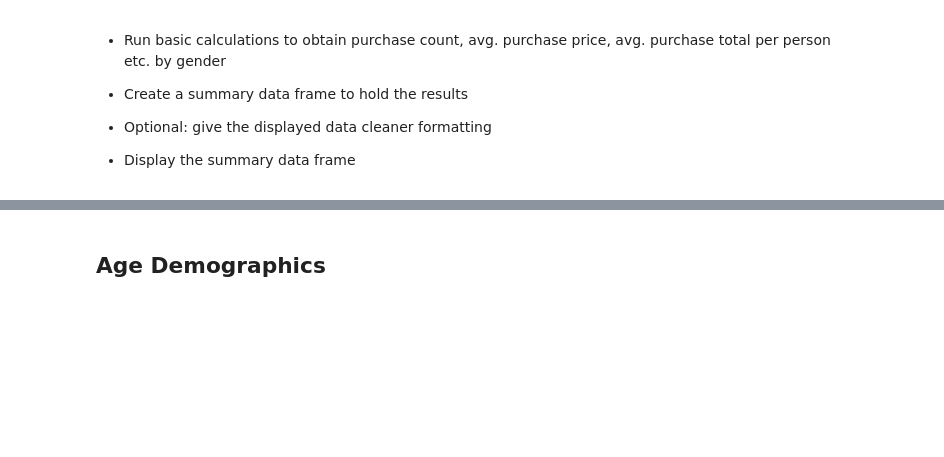
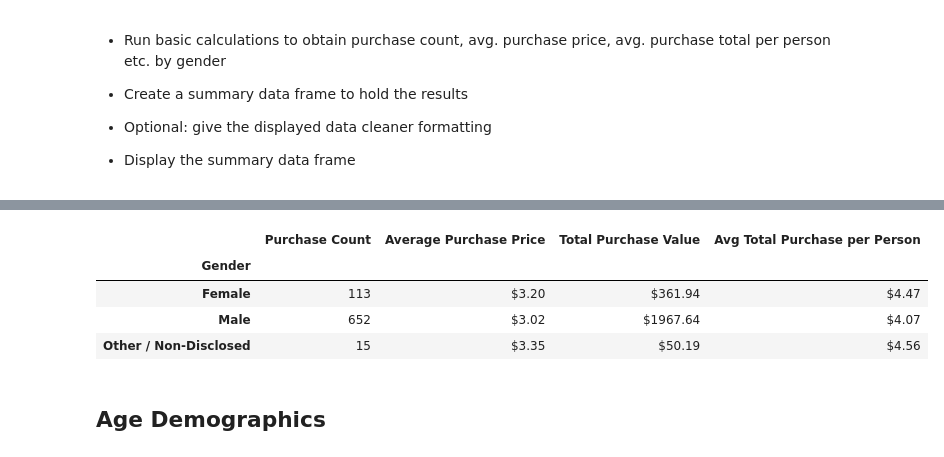
Before and after one commit to CicilyGeorge/pandas-challenge, a Jupyter notebook: HeroesOfPymoli.ipynb, the cells around one changed output, grey strips where cells are left out. Saved outputs shown, nothing was run; the diff lists cells and outputs as text; code cells hidden in the pictures; blank space fills up the shorter version.

```diff
--- a/HeroesOfPymoli.ipynb
+++ b/HeroesOfPymoli.ipynb
@@ -82,8 +83,7 @@ summary_data
 
 * Percentage and Count of Other / Non-Disclosed
 # %%
-gender_data = purchase_data.groupby("Gender")
-gender_count = gender_data["SN"].nunique()
+gender_count = purchase_data.groupby("Gender")["SN"].nunique()
 gender_percent = gender_count / total_players * 100
 
 gender_data  = pd.DataFrame({"Total Players":gender_count, "Percentage of Players": gender_percent})
@@ -121,3 +114,23 @@ gender_data
+# %%
+# Using aggregate function to run basic calculations on Price group by gender
+gender_purchase_data = purchase_data.groupby("Gender")["Price"].agg(['count','mean','sum'])
+
+# Adding another coulumn to the Data Frame for Avg Purchase per person
+gender_purchase_data["Avg Total Purchase per Person"] = purchase_data.groupby("Gender")["Price"].sum() / gender_count
+
+# Renaming column headers
+gender_purchase_data = gender_purchase_data.rename(columns={"count":"Purchase Count", "mean":"Average Purchase Price", "sum":"Total Purchase Value"})
+
+# Adding currency format styling
+gender_purchase_data = gender_purchase_data.style.format({"Average Purchase Price":"${:.2f}", "Total Purchase Value":"${:.2f}", "Avg Total Purchase per Person":"${:.2f}"})
+
+gender_purchase_data
+# %% [output]
+|  | Purchase Count | Average Purchase Price | Total Purchase Value | Avg Total Purchase per Person |
+| Gender |  |  |  |  |
+| Female | 113 | $3.20 | $361.94 | $4.47 |
+| Male | 652 | $3.02 | $1967.64 | $4.07 |
+| Other / Non-Disclosed | 15 | $3.35 | $50.19 | $4.56 |
 # %% [markdown]
 ## Age Demographics
 # %% [markdown]
```
Also changed, not shown: parts of 13 cells of this notebook, 1 other file.
